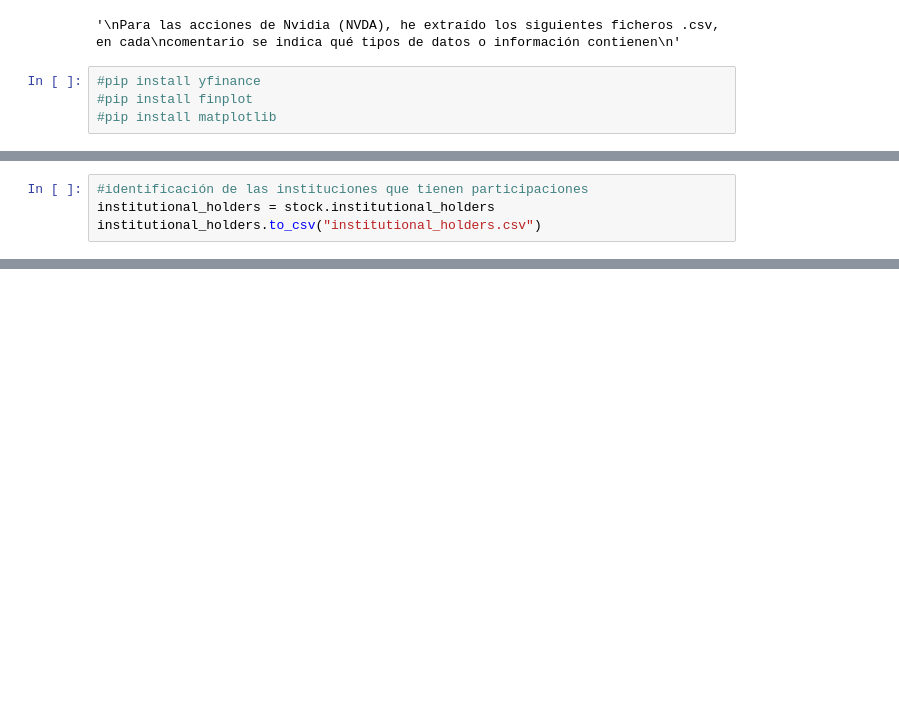
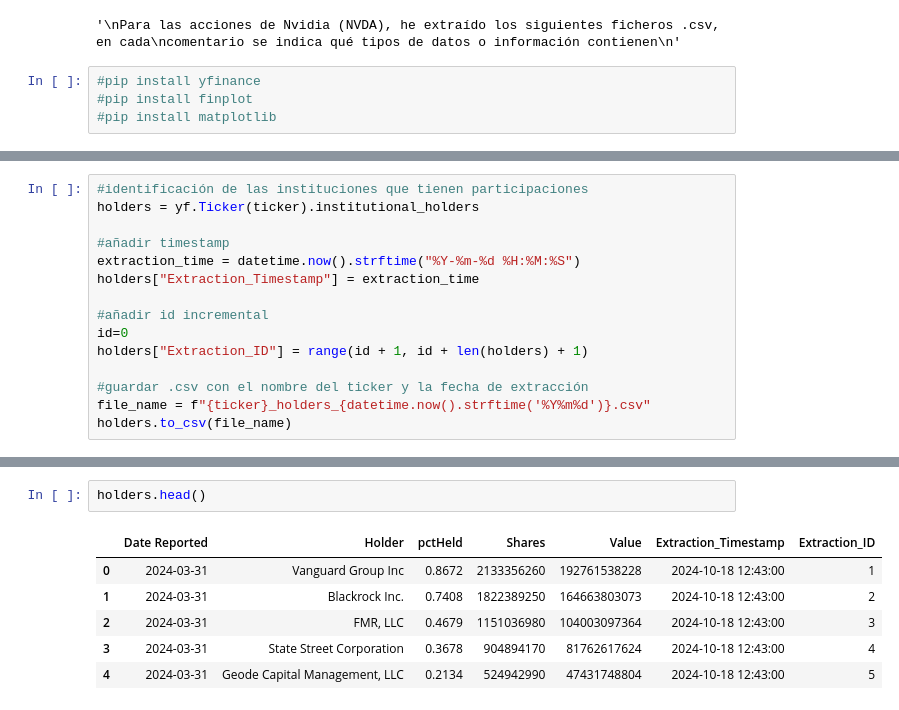
Before and after one commit to rosalia-ce/PFB-Equipo-A, a Jupyter notebook: P_1_2_info_acciones.ipynb, the cells around one changed output, grey strips where cells are left out. Drawn from its saved outputs; the diff is of its cells as text; blank space fills up the shorter version.

```diff
--- a/P_1_2_info_acciones.ipynb
+++ b/P_1_2_info_acciones.ipynb
@@ -66,4 +310,15 @@ cash_flow.to_csv("cash_flow.csv")
 # %%
 #identificación de las instituciones que tienen participaciones
-institutional_holders = stock.institutional_holders
-institutional_holders.to_csv("institutional_holders.csv")
+holders = yf.Ticker(ticker).institutional_holders
+
+#añadir timestamp
+extraction_time = datetime.now().strftime("%Y-%m-%d %H:%M:%S")
+holders["Extraction_Timestamp"] = extraction_time
+
+#añadir id incremental
+id=0
+holders["Extraction_ID"] = range(id + 1, id + len(holders) + 1)
+
+#guardar .csv con el nombre del ticker y la fecha de extracción
+file_name = f"{ticker}_holders_{datetime.now().strftime('%Y%m%d')}.csv"
+holders.to_csv(file_name)
@@ -70,2 +342,11 @@ institutional_holders.to_csv("institutional_holders.csv")
+# %%
+holders.head()
+# %% [output]
+|  | Date Reported | Holder | pctHeld | Shares | Value | Extraction_Timestamp | Extraction_ID |
+| 0 | 2024-03-31 | Vanguard Group Inc | 0.8672 | 2133356260 | 192761538228 | 2024-10-18 12:43:00 | 1 |
+| 1 | 2024-03-31 | Blackrock Inc. | 0.7408 | 1822389250 | 164663803073 | 2024-10-18 12:43:00 | 2 |
+| 2 | 2024-03-31 | FMR, LLC | 0.4679 | 1151036980 | 104003097364 | 2024-10-18 12:43:00 | 3 |
+| 3 | 2024-03-31 | State Street Corporation | 0.3678 | 904894170 | 81762617624 | 2024-10-18 12:43:00 | 4 |
+| 4 | 2024-03-31 | Geode Capital Management, LLC | 0.2134 | 524942990 | 47431748804 | 2024-10-18 12:43:00 | 5 |
 # %%
 #datos de los cambios en las calificaciones que los analistas financieros hacen sobre una acción
```
Also changed, not shown: parts of 29 cells of this notebook.
